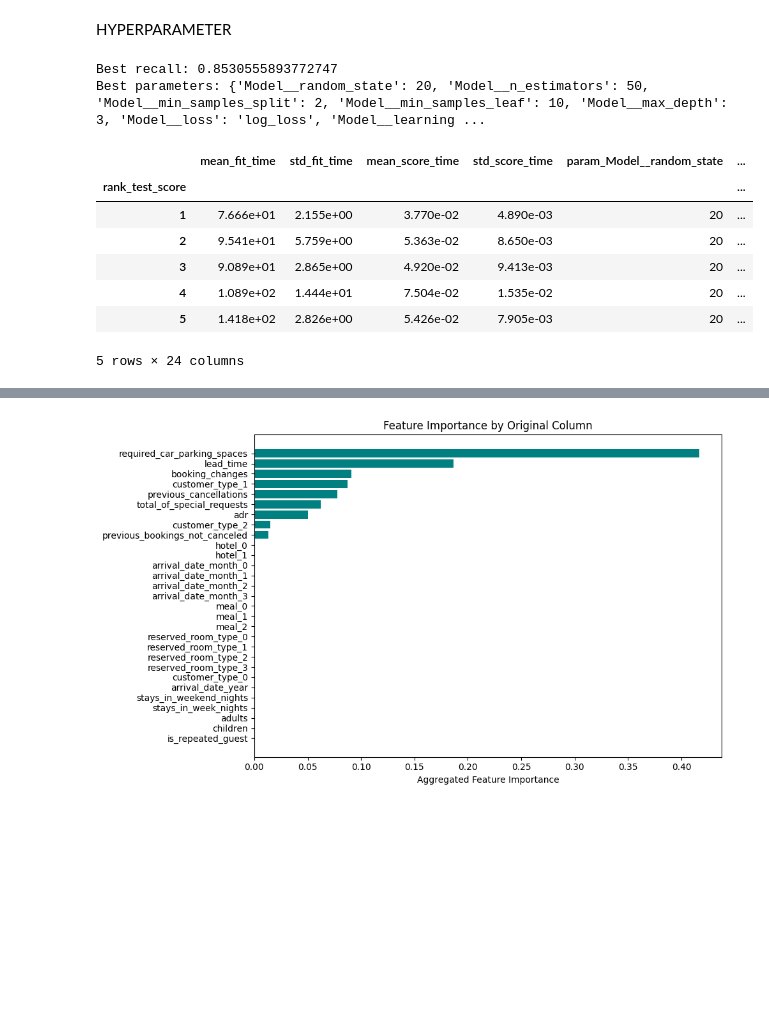
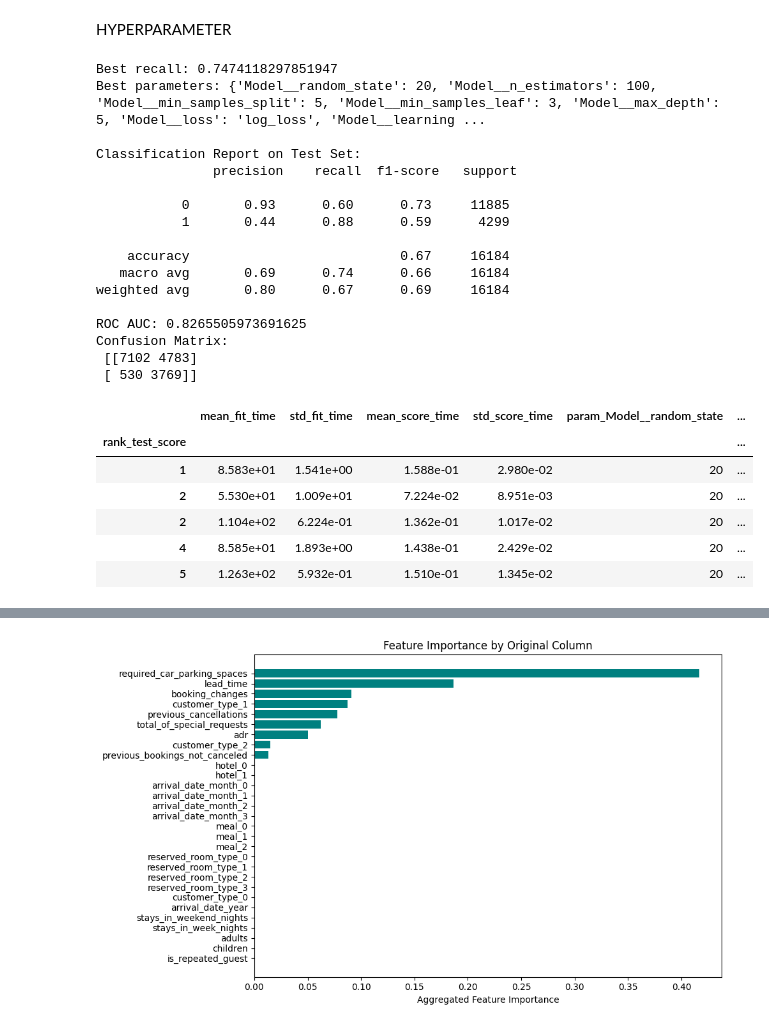
Before and after one commit to alhamfebian/pwdk-final-project-jcds, a Jupyter notebook: HotelDemandBooking.ipynb, the cells around one changed output, grey strips where cells are left out. Saved outputs shown, nothing was run; the diff lists cells and outputs as text; code cells hidden in the pictures; blank space fills up the shorter version.

Commit message:
modelling udh lumayan, tp hyperparameter malah nurun

```diff
--- a/HotelDemandBooking.ipynb
+++ b/HotelDemandBooking.ipynb
@@ -1188,0 +1217,9 @@ Transient-Party 8.567e-01 1.433e-01
+# %%
+# Count the frequency of each country
+country_counts = new_df['country'].value_counts()
+
+# Create a mask for countries with fewer than 50 occurrences
+rare_countries = country_counts[country_counts < 50].index
+
+# Replace rare countries with 'Other'
+new_df['country'] = new_df['country'].replace(rare_countries, 'Other')
@@ -1348,52 +1423,75 @@ pipeline = Pipeline([
 
 # Parameter grid for RandomizedSearchCV
 param_grid = {
-    'Model__n_estimators': [50, 100, 200],
-    'Model__learning_rate': [0.01, 0.1, 1, 10],
-    'Model__max_depth': [3, 5, 7],
-    'Model__min_samples_leaf': [3, 5, 10],
-    'Model__min_samples_split': [2, 4, 6],
-    'Model__loss': ['log_loss', 'exponential'],
+    'Model__n_estimators': [100, 200, 300],
+    'Model__learning_rate': [0.01, 0.05, 0.1],
+    'Model__max_depth': [3, 4, 5],
+    'Model__min_samples_leaf': [1, 3, 5],
+    'Model__min_samples_split': [2, 5, 10],
+    'Model__loss': ['log_loss'],  # log_loss is better for classification,
     'Model__random_state': [20]
 }
 
 # Cross-validation
-skfold = StratifiedKFold(n_splits=10, shuffle=True, random_state=10)
+skfold = StratifiedKFold(n_splits=5, shuffle=True, random_state=10)
 
 # Randomized Search
 RD_Tuning = RandomizedSearchCV(
     pipeline,
     param_distributions=param_grid,
     cv=skfold,
-    scoring='recall',
+    scoring=weighted_scorer,
     n_jobs=-1,
-    n_iter=10,
+    n_iter=30,
     error_score="raise",
     random_state=20
 )
 
 # Fit
 RD_Tuning.fit(X_train, y_train)
 
 # Results
 print("Best recall:", RD_Tuning.best_score_)
 print("Best parameters:", RD_Tuning.best_params_)
 
+# Predict
+y_pred_tuned = RD_Tuning.predict(X_test)
+y_proba_tuned = RD_Tuning.predict_proba(X_test)[:, 1]
+
+# Evaluate
+print("\nClassification Report on Test Set:\n", classification_report(y_test, y_pred_tuned))
+print("ROC AUC:", roc_auc_score(y_test, y_proba_tuned))
+print("Confusion Matrix:\n", confusion_matrix(y_test, y_pred_tuned))
+
 # CV Results DataFrame
 import pandas as pd
 results_df = pd.DataFrame(RD_Tuning.cv_results_).sort_values(by='rank_test_score').set_index('rank_test_score')
 results_df.head()
 # %% [output]
-Best recall: 0.8530555893772747
-Best parameters: {'Model__random_state': 20, 'Model__n_estimators': 50, 'Model__min_samples_split': 2, 'Model__min_samples_leaf': 10, 'Model__max_depth': 3, 'Model__loss': 'log_loss', 'Model__learning ...
+Best recall: 0.7474118297851947
+Best parameters: {'Model__random_state': 20, 'Model__n_estimators': 100, 'Model__min_samples_split': 5, 'Model__min_samples_leaf': 3, 'Model__max_depth': 5, 'Model__loss': 'log_loss', 'Model__learning ...
+
+Classification Report on Test Set:
+               precision    recall  f1-score   support
+
+           0       0.93      0.60      0.73     11885
+           1       0.44      0.88      0.59      4299
+
+    accuracy                           0.67     16184
+   macro avg       0.69      0.74      0.66     16184
+weighted avg       0.80      0.67      0.69     16184
+
+ROC AUC: 0.8265505973691625
+Confusion Matrix:
+ [[7102 4783]
+ [ 530 3769]]
 |  | mean_fit_time | std_fit_time | mean_score_time | std_score_time | param_Model__random_state | ... |
 | rank_test_score |  |  |  |  |  | ... |
-| 1 | 7.666e+01 | 2.155e+00 | 3.770e-02 | 4.890e-03 | 20 | ... |
-| 2 | 9.541e+01 | 5.759e+00 | 5.363e-02 | 8.650e-03 | 20 | ... |
-| 3 | 9.089e+01 | 2.865e+00 | 4.920e-02 | 9.413e-03 | 20 | ... |
-| 4 | 1.089e+02 | 1.444e+01 | 7.504e-02 | 1.535e-02 | 20 | ... |
-| 5 | 1.418e+02 | 2.826e+00 | 5.426e-02 | 7.905e-03 | 20 | ... |
+| 1 | 8.583e+01 | 1.541e+00 | 1.588e-01 | 2.980e-02 | 20 | ... |
+| 2 | 5.530e+01 | 1.009e+01 | 7.224e-02 | 8.951e-03 | 20 | ... |
+| 2 | 1.104e+02 | 6.224e-01 | 1.362e-01 | 1.017e-02 | 20 | ... |
+| 4 | 8.585e+01 | 1.893e+00 | 1.438e-01 | 2.429e-02 | 20 | ... |
+| 5 | 1.263e+02 | 5.932e-01 | 1.510e-01 | 1.345e-02 | 20 | ... |
-5 rows × 24 columns
 # %%
 pipeline_tuned = RD_Tuning.best_estimator_
 pipeline_tuned.fit(X_train, y_train)
```
Also changed, not shown: parts of 10 cells of this notebook.
